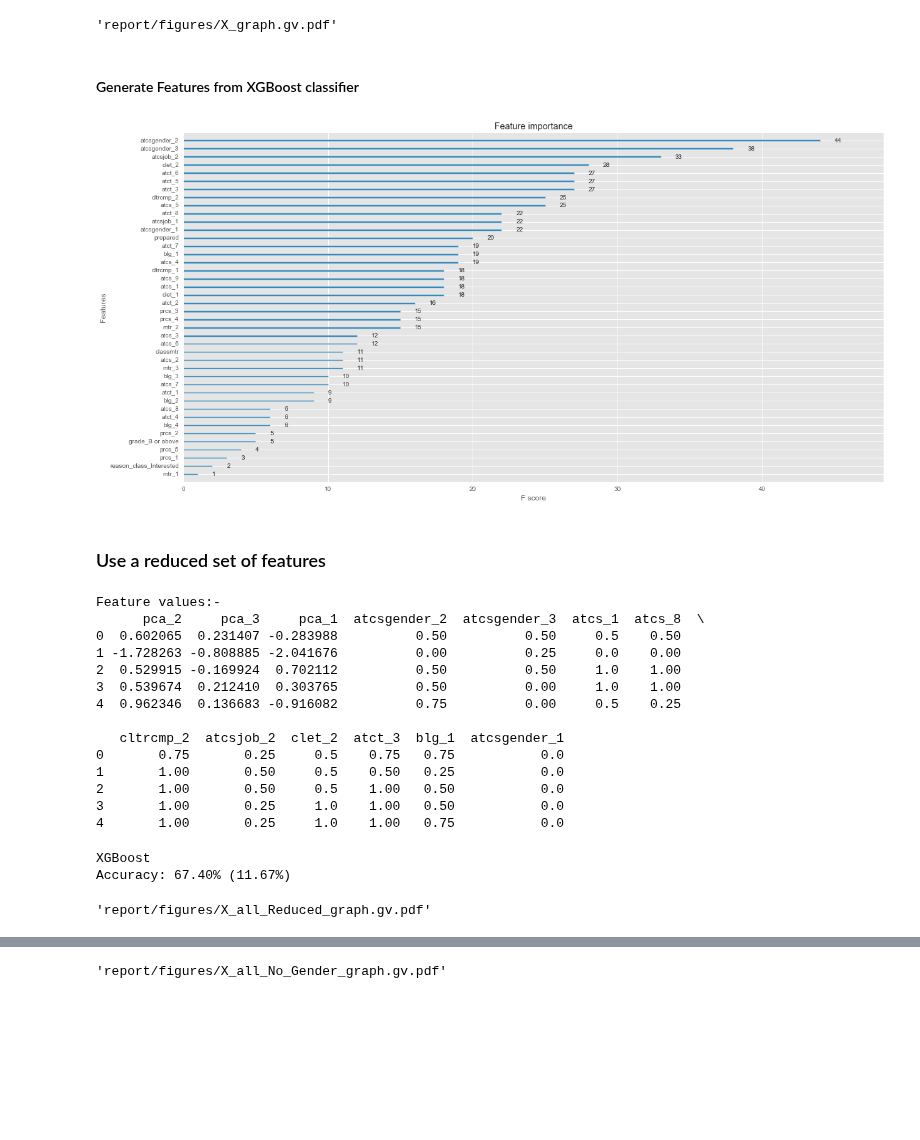
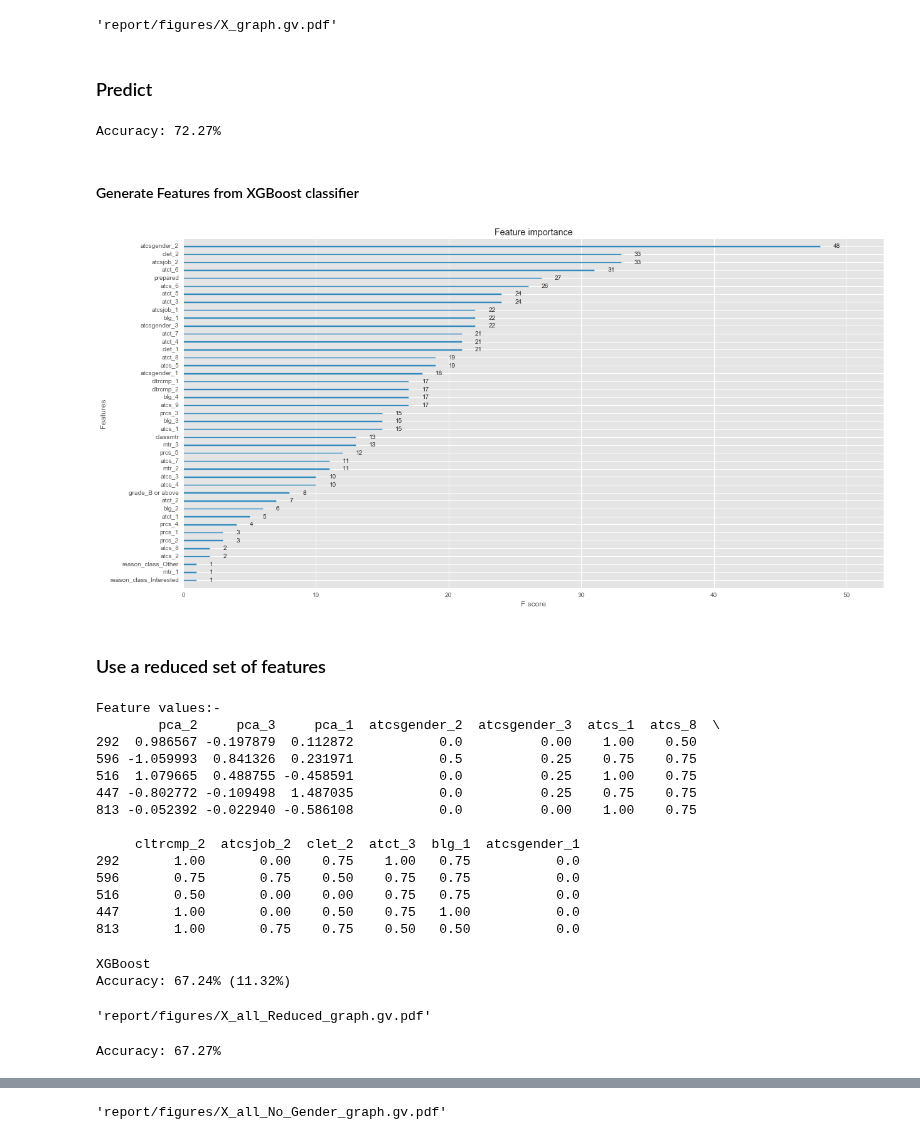
Before and after one commit to omoju/IntroCSExperiencePrediction, a Jupyter notebook: genderedCSExperience.ipynb, the cells around one changed output, grey strips where cells are left out. Saved outputs shown, nothing was run; the diff lists cells and outputs as text; code cells hidden in the pictures; blank space fills up the shorter version.

```diff
--- a/genderedCSExperience.ipynb
+++ b/genderedCSExperience.ipynb
@@ -367,7 +367,7 @@ models = {
 for model_name, model in models.iteritems():
     print model_name
     kfold = StratifiedKFold(y_train, n_folds=50, random_state=7)
-    results = cross_val_score(model, X_train, y_train, cv=kfold)
+    results = cross_val_score(model, X, y_train, cv=kfold)
     print("Accuracy: %.2f%% (%.2f%%)" % (results.mean()*100, results.std()*100)), '\n'
 # %% [output]
 XGBoost
@@ -381,30 +381,44 @@ XGBClassifier(base_score=0.5, colsample_bylevel=1, colsample_bytree=1,
        objective='binary:logistic', reg_alpha=0, reg_lambda=1,
        scale_pos_weight=1, seed=0, silent=True, subsample=1)
 # %%
-model.fit(X, y)
+model.fit(X, y_train)
 g = xgb.to_graphviz(model, rankdir='LR')
 g.render('report/figures/X_graph.gv', view=True)
 # %% [output]
 'report/figures/X_graph.gv.pdf'
+# %% [markdown]
+### Predict
+# %%
+Features_test = X_test.drop(['pca_1','pca_2','pca_3'], axis=1, inplace=False)
+
+
+# make predictions for test data
+y_pred = model.predict(Features_test)
+predictions = [round(value) for value in y_pred]
+# evaluate predictions
+accuracy = accuracy_score(y_test, predictions)
+print("Accuracy: %.2f%%" % (accuracy * 100.0))
+# %% [output]
+Accuracy: 72.27%
 # %% [markdown]
 #### Generate Features from XGBoost classifier
 # %%
 # plot feature importance
 from xgboost import plot_importance
 
 
-model.fit(X, y)
+model.fit(X, y_train)
 plot_importance(model)
 pyplot.show()
 # %% [output]
-[figure, old version]
+[figure, new version]
 # %% [markdown]
 ### Use a reduced set of features
 # %%
 # Extract feature (X) and target (y) columns
 
 
-X_all_Reduced = X_all[['pca_2', 'pca_3', 'pca_1',
+X_all_Reduced = X_train[['pca_2', 'pca_3', 'pca_1',
                 'atcsgender_2', 'atcsgender_3',
                 'atcs_1', 'atcs_8',
                 'cltrcmp_2', 'atcsjob_2', 'clet_2', 'atct_3',
@@ -415,26 +429,26 @@ print "\nFeature values:-"
 print X_all_Reduced.head()
 # %% [output]
 Feature values:-
-      pca_2     pca_3     pca_1  atcsgender_2  atcsgender_3  atcs_1  atcs_8  \
-0  0.602065  0.231407 -0.283988          0.50          0.50     0.5    0.50
-1 -1.728263 -0.808885 -2.041676          0.00          0.25     0.0    0.00
-2  0.529915 -0.169924  0.702112          0.50          0.50     1.0    1.00
-3  0.539674  0.212410  0.303765          0.50          0.00     1.0    1.00
-4  0.962346  0.136683 -0.916082          0.75          0.00     0.5    0.25
+        pca_2     pca_3     pca_1  atcsgender_2  atcsgender_3  atcs_1  atcs_8  \
+292  0.986567 -0.197879  0.112872           0.0          0.00    1.00    0.50
+596 -1.059993  0.841326  0.231971           0.5          0.25    0.75    0.75
+516  1.079665  0.488755 -0.458591           0.0          0.25    1.00    0.75
+447 -0.802772 -0.109498  1.487035           0.0          0.25    0.75    0.75
+813 -0.052392 -0.022940 -0.586108           0.0          0.00    1.00    0.75
 
-   cltrcmp_2  atcsjob_2  clet_2  atct_3  blg_1  atcsgender_1
-0       0.75       0.25     0.5    0.75   0.75           0.0
-1       1.00       0.50     0.5    0.50   0.25           0.0
-2       1.00       0.50     0.5    1.00   0.50           0.0
-3       1.00       0.25     1.0    1.00   0.50           0.0
-4       1.00       0.25     1.0    1.00   0.75           0.0
+     cltrcmp_2  atcsjob_2  clet_2  atct_3  blg_1  atcsgender_1
+292       1.00       0.00    0.75    1.00   0.75           0.0
+596       0.75       0.75    0.50    0.75   0.75           0.0
+516       0.50       0.00    0.00    0.75   0.75           0.0
+447       1.00       0.00    0.50    0.75   1.00           0.0
+813       1.00       0.75    0.75    0.50   0.50           0.0
 # %%
 for model_name, model in models.iteritems():
     print model_name
-    kfold = StratifiedKFold(y, n_folds=50, random_state=7)
-    results = cross_val_score(model, X_all_Reduced, y, cv=kfold)
+    kfold = StratifiedKFold(y_train, n_folds=50, random_state=7)
+    results = cross_val_score(model, X_all_Reduced, y_train, cv=kfold)
     print("Accuracy: %.2f%% (%.2f%%)" % (results.mean()*100, results.std()*100)), '\n'
 # %% [output]
 XGBoost
-Accuracy: 67.40% (11.67%)
+Accuracy: 67.24% (11.32%)
 # %%
@@ -443,3 +457,19 @@ g = xgb.to_graphviz(model)
 g.render('report/figures/X_all_Reduced_graph.gv', view=True)
 # %% [output]
 'report/figures/X_all_Reduced_graph.gv.pdf'
+# %%
+Features_test = X_test[['pca_2', 'pca_3', 'pca_1',
+                'atcsgender_2', 'atcsgender_3',
+                'atcs_1', 'atcs_8',
+                'cltrcmp_2', 'atcsjob_2', 'clet_2', 'atct_3',
+                'blg_1', 'atcsgender_1']]
+
+
+# make predictions for test data
+y_pred = model.predict(Features_test)
+predictions = [round(value) for value in y_pred]
+# evaluate predictions
+accuracy = accuracy_score(y_test, predictions)
+print("Accuracy: %.2f%%" % (accuracy * 100.0))
+# %% [output]
+Accuracy: 67.27%
```
Also changed, not shown: parts of 9 cells of this notebook, 6 other files.
